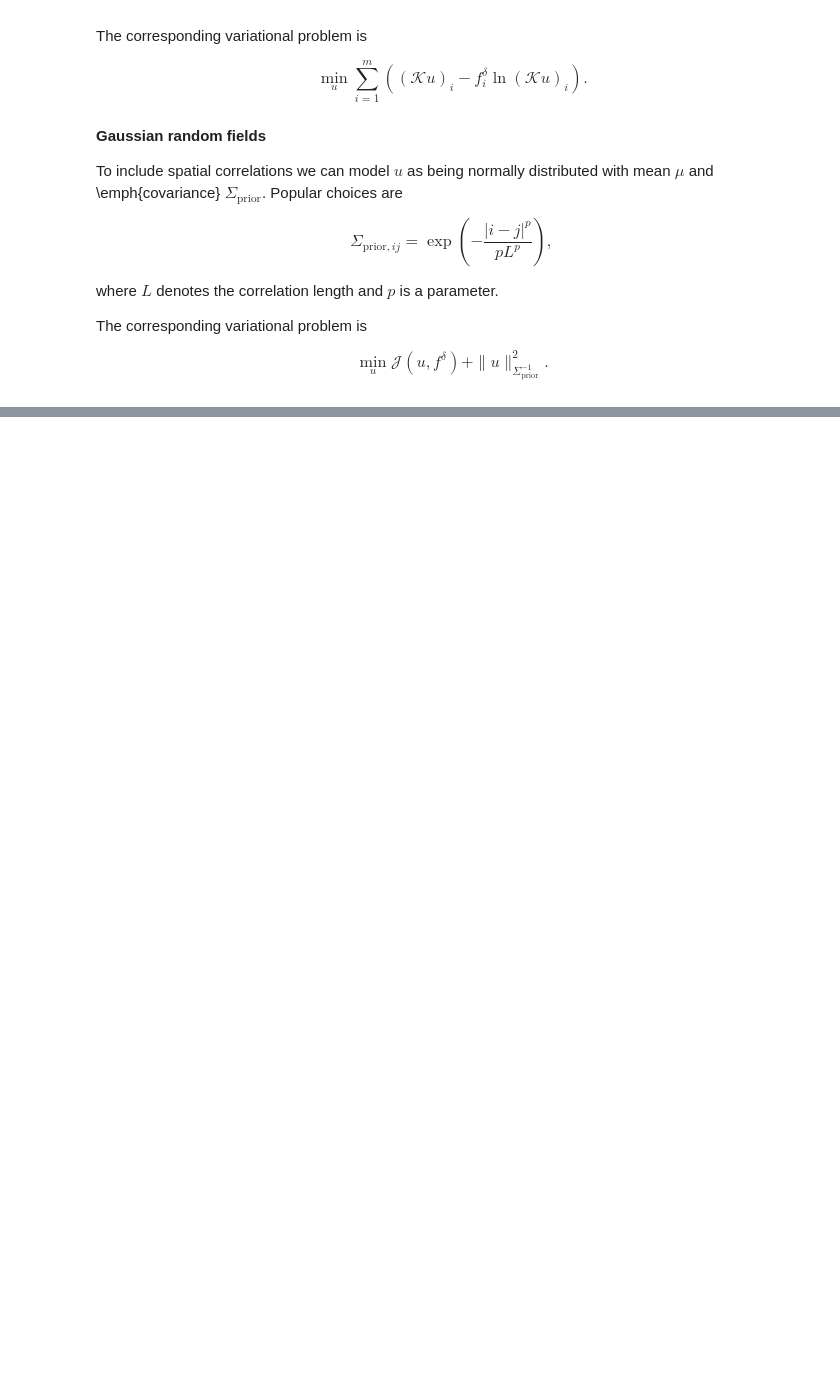
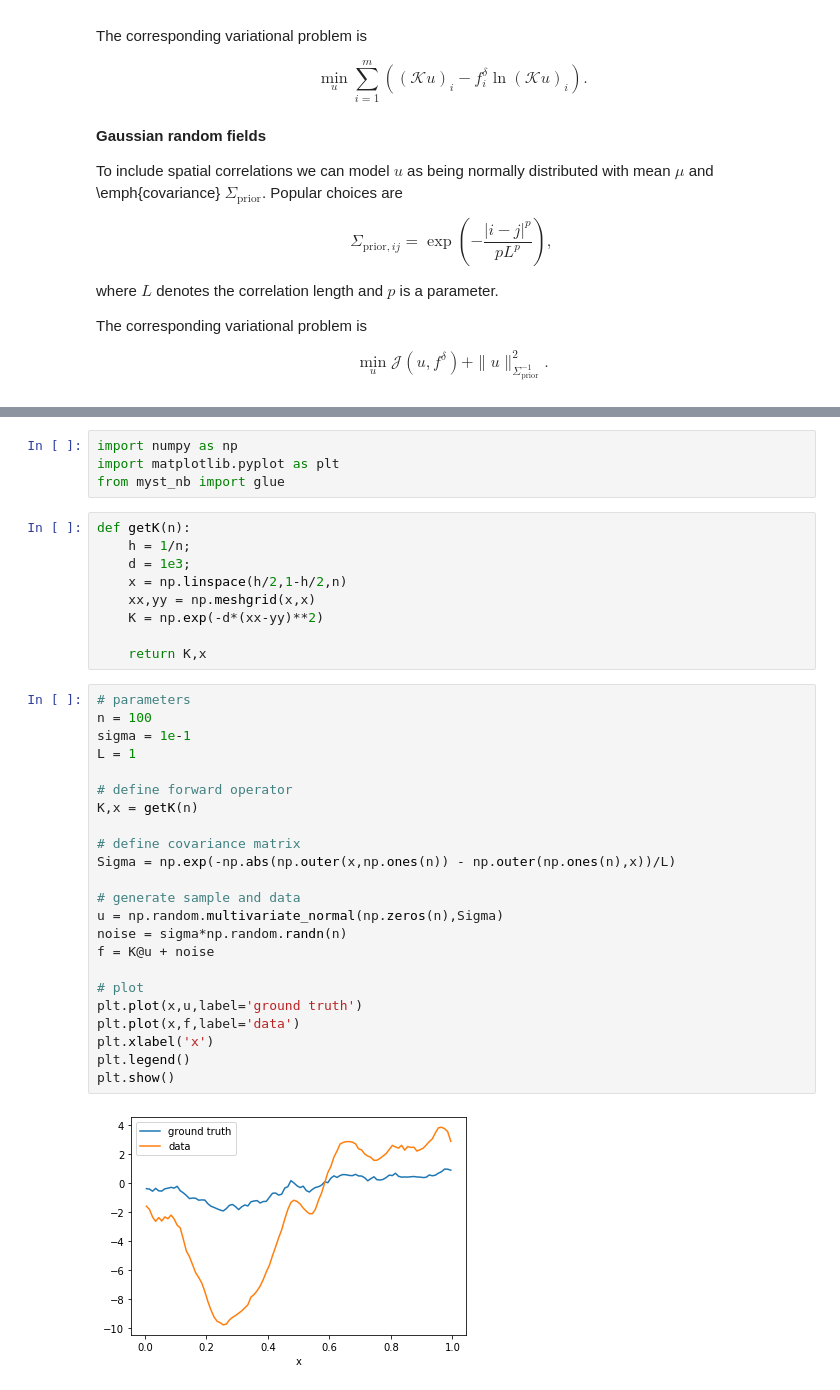
Before and after one commit to TristanvanLeeuwen/IP_and_Im_Lectures, a Jupyter notebook: statistical_perspective.ipynb, the cells around one changed output, grey strips where cells are left out. Saved outputs shown, nothing was run; the diff lists cells and outputs as text; blank space fills up the shorter version.

```diff
--- a/statistical_perspective.ipynb
+++ b/statistical_perspective.ipynb
@@ -154,0 +305,38 @@ $$
+# %%
+import numpy as np
+import matplotlib.pyplot as plt
+from myst_nb import glue
+# %%
+def getK(n):
+    h = 1/n;
+    d = 1e3;
+    x = np.linspace(h/2,1-h/2,n)
+    xx,yy = np.meshgrid(x,x)
+    K = np.exp(-d*(xx-yy)**2)
+
+    return K,x
+# %%
+# parameters
+n = 100
+sigma = 1e-1
+L = 1
+
+# define forward operator
+K,x = getK(n)
+
+# define covariance matrix
+Sigma = np.exp(-np.abs(np.outer(x,np.ones(n)) - np.outer(np.ones(n),x))/L)
+
+# generate sample and data
+u = np.random.multivariate_normal(np.zeros(n),Sigma)
+noise = sigma*np.random.randn(n)
+f = K@u + noise
+
+# plot
+plt.plot(x,u,label='ground truth')
+plt.plot(x,f,label='data')
+plt.xlabel('x')
+plt.legend()
+plt.show()
+# %% [output]
+[figure, added]
```
Also changed, not shown: parts of 7 cells of this notebook, 5 other files.
